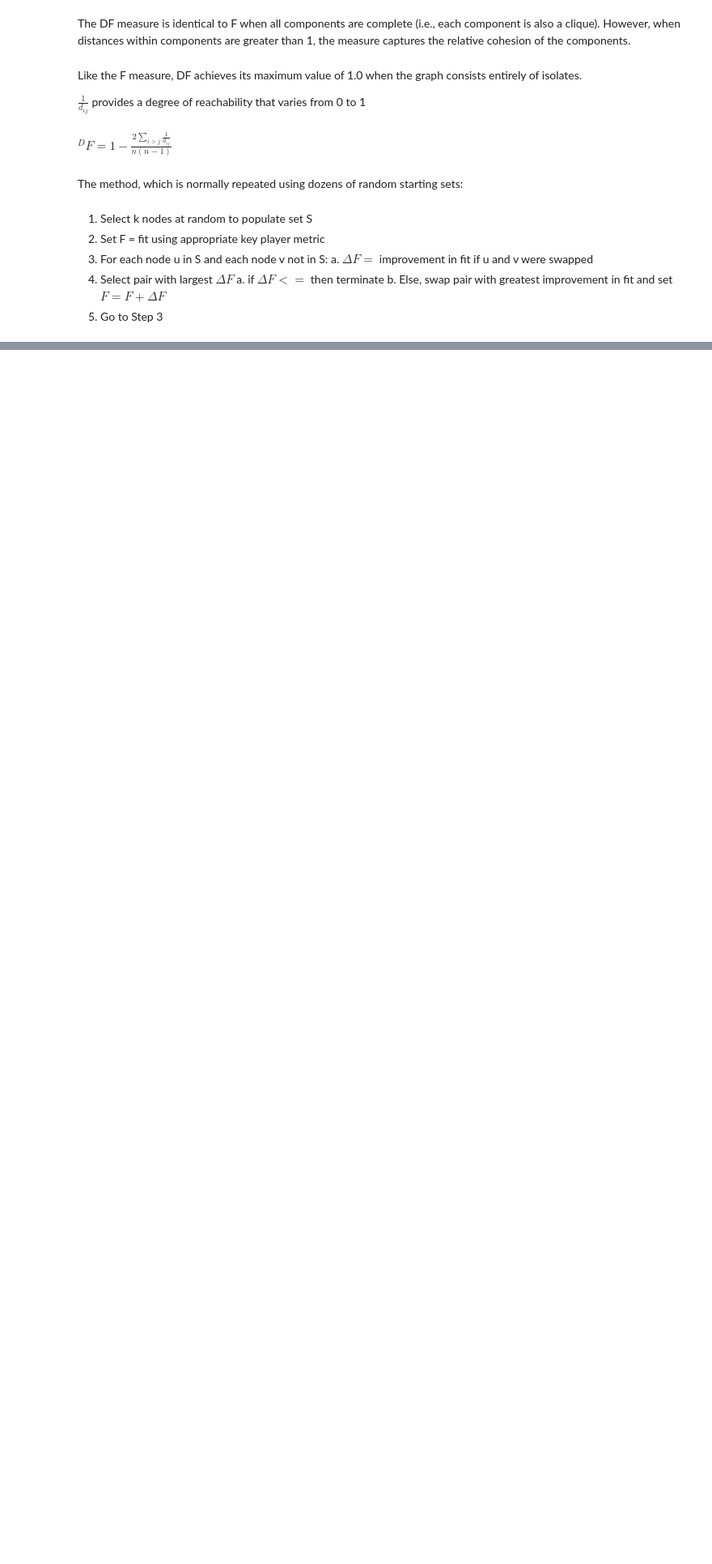
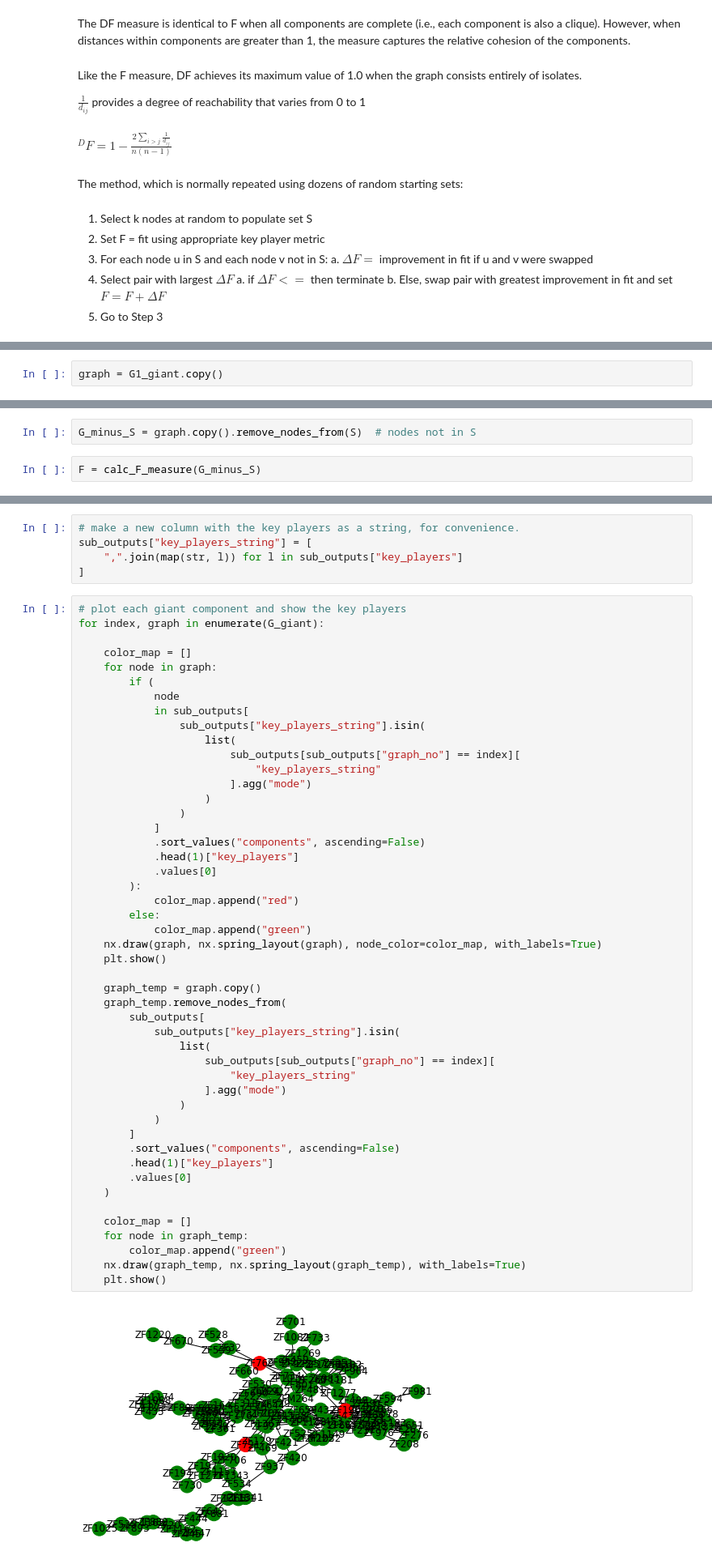
Before and after one commit to powerd4/SNA_project, a Jupyter notebook: notebooks/key_players.ipynb, the cells around one changed output, grey strips where cells are left out. Shown: that part at 81% size. Cells and saved outputs as stored; diff of their text form; blank space fills up the shorter version.

Commit message:
key players now seems to be working correctly.

```diff
--- a/notebooks/key_players.ipynb
+++ b/notebooks/key_players.ipynb
@@ -244,0 +110,2 @@ KeyError: 0
+# %%
+graph = G1_giant.copy()
@@ -244,0 +117,4 @@ KeyError: 0
+# %%
+G_minus_S = graph.copy().remove_nodes_from(S)  # nodes not in S
+# %%
+F = calc_F_measure(G_minus_S)
@@ -244,0 +278,55 @@ KeyError: 0
+# %%
+# make a new column with the key players as a string, for convenience.
+sub_outputs["key_players_string"] = [
+    ",".join(map(str, l)) for l in sub_outputs["key_players"]
+]
+# %%
+# plot each giant component and show the key players
+for index, graph in enumerate(G_giant):
+
+    color_map = []
+    for node in graph:
+        if (
+            node
+            in sub_outputs[
+                sub_outputs["key_players_string"].isin(
+                    list(
+                        sub_outputs[sub_outputs["graph_no"] == index][
+                            "key_players_string"
+                        ].agg("mode")
+                    )
+                )
+            ]
+            .sort_values("components", ascending=False)
+            .head(1)["key_players"]
+            .values[0]
+        ):
+            color_map.append("red")
+        else:
+            color_map.append("green")
+    nx.draw(graph, nx.spring_layout(graph), node_color=color_map, with_labels=True)
+    plt.show()
+
+    graph_temp = graph.copy()
+    graph_temp.remove_nodes_from(
+        sub_outputs[
+            sub_outputs["key_players_string"].isin(
+                list(
+                    sub_outputs[sub_outputs["graph_no"] == index][
+                        "key_players_string"
+                    ].agg("mode")
+                )
+            )
+        ]
+        .sort_values("components", ascending=False)
+        .head(1)["key_players"]
+        .values[0]
+    )
+
+    color_map = []
+    for node in graph_temp:
+        color_map.append("green")
+    nx.draw(graph_temp, nx.spring_layout(graph_temp), with_labels=True)
+    plt.show()
+# %% [output]
+[figure, added]
```
Also changed, not shown: parts of 24 cells of this notebook.
